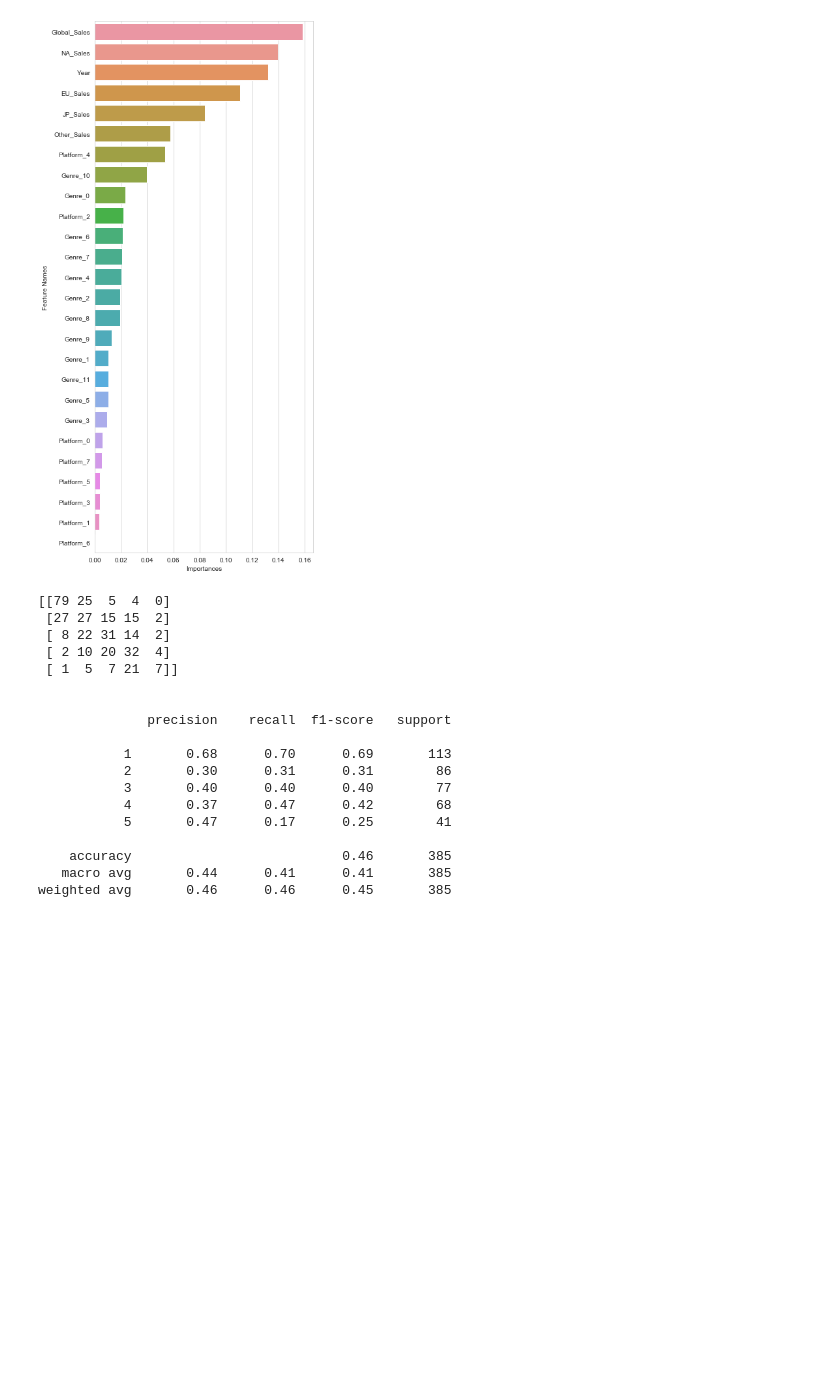
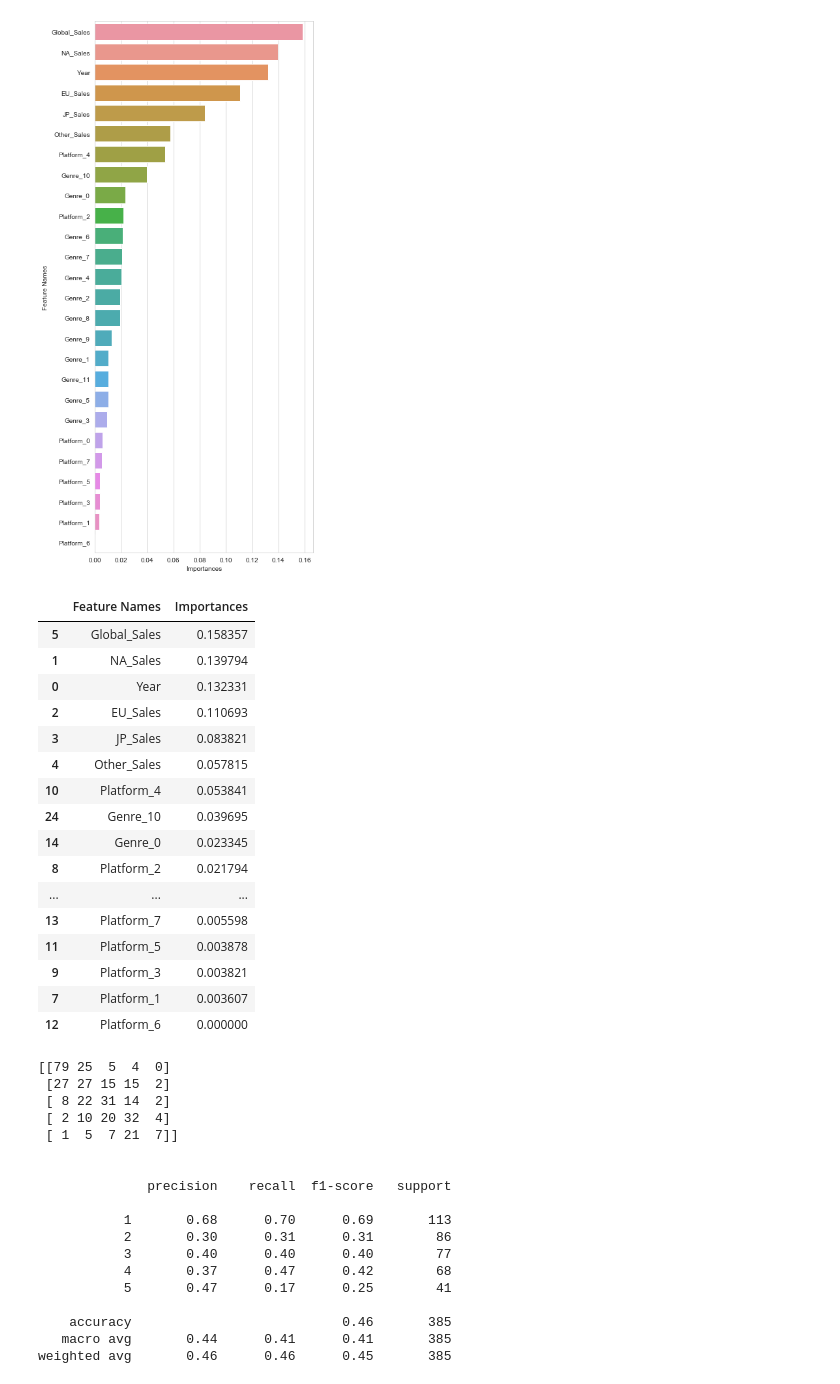
Before and after one commit to Nicole1701/video-game-prediction, a Jupyter notebook: notebooks/random_forest.ipynb, the cells around one changed output. Cells and saved outputs as stored; diff of their text form; code cells hidden in the pictures; blank space fills up the shorter version.

```diff
--- a/notebooks/random_forest.ipynb
+++ b/notebooks/random_forest.ipynb
@@ -266,6 +289,26 @@ sns.barplot(x="Importances", y="Feature Names", data=feature_importances,
 # %% [output]
 <matplotlib.axes._subplots.AxesSubplot at 0x...>
 [figure]
+# %%
+features_df = feature_importances
+# %% [output]
+|  | Feature Names | Importances |
+| 5 | Global_Sales | 0.158357 |
+| 1 | NA_Sales | 0.139794 |
+| 0 | Year | 0.132331 |
+| 2 | EU_Sales | 0.110693 |
+| 3 | JP_Sales | 0.083821 |
+| 4 | Other_Sales | 0.057815 |
+| 10 | Platform_4 | 0.053841 |
+| 24 | Genre_10 | 0.039695 |
+| 14 | Genre_0 | 0.023345 |
+| 8 | Platform_2 | 0.021794 |
+| ... | ... | ... |
+| 13 | Platform_7 | 0.005598 |
+| 11 | Platform_5 | 0.003878 |
+| 9 | Platform_3 | 0.003821 |
+| 7 | Platform_1 | 0.003607 |
+| 12 | Platform_6 | 0.000000 |
 # %%
 conf_mat = (confusion_matrix(y_test, predictions))
 # %%
```
Also changed, not shown: parts of 2 cells of this notebook, 2 other files.
